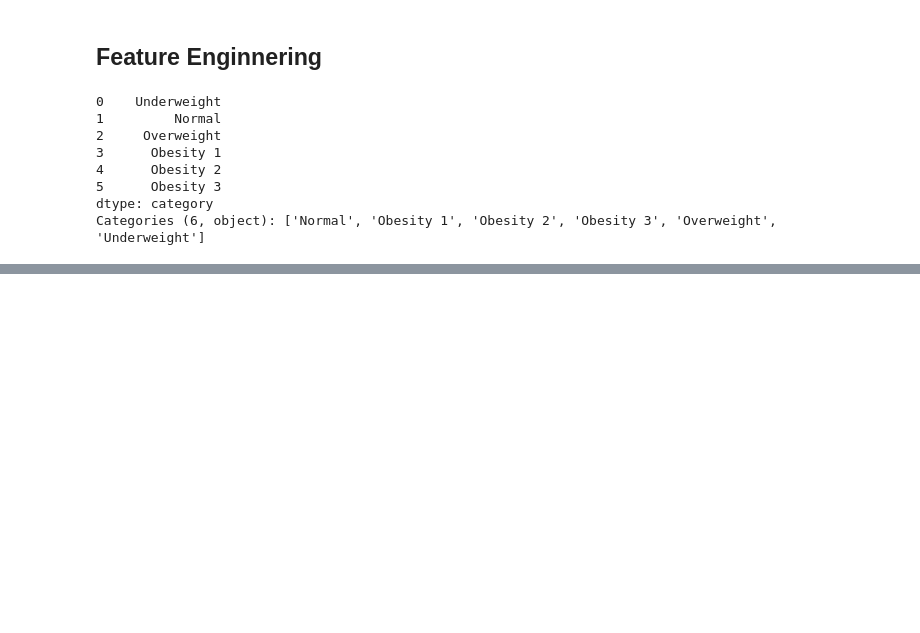
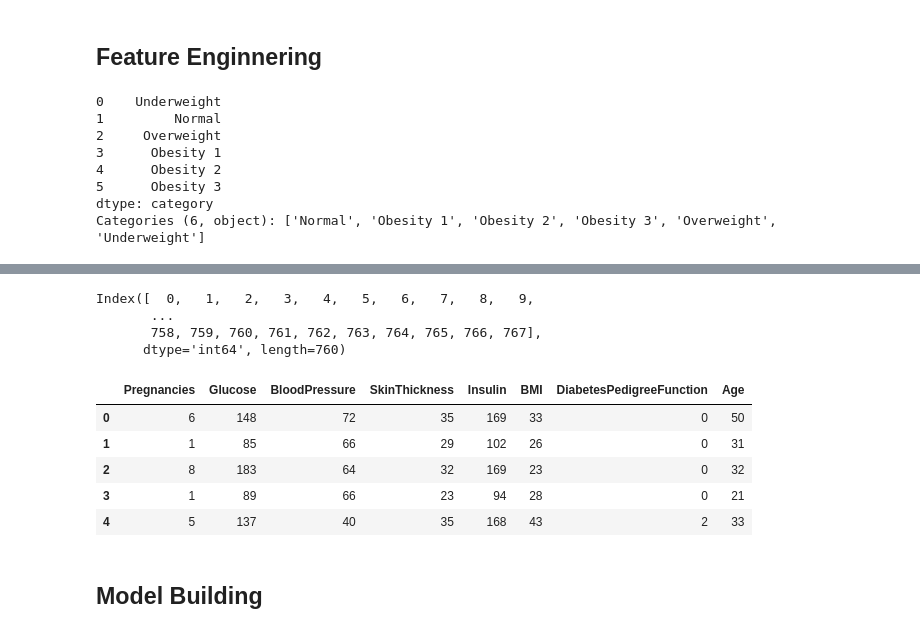
Before and after one commit to vikasjangidmk/A-Machine-Learning-Approach-to-Diabetes-Prediction-Performance-Comparison-of-Multiple-Classifiers, a Jupyter notebook: Notebook.ipynb, the cells around one changed output, grey strips where cells are left out. Drawn from its saved outputs; the diff is of its cells as text; code cells hidden in the pictures; blank space fills up the shorter version.

```diff
--- a/Notebook.ipynb
+++ b/Notebook.ipynb
@@ -572,0 +657,6 @@ df.loc[df["BMI"]>39.9, "NewBMI"] = NewBMI[5]    # New BMI values are assigned to
+# %%
+y=df['Outcome']
+X=df.drop(['Outcome','NewBMI_Obesity 1',
+       'NewBMI_Obesity 2', 'NewBMI_Obesity 3', 'NewBMI_Overweight',
+       'NewBMI_Underweight', 'NewInsulinScore_Normal', 'NewGlucose_Low',
+       'NewGlucose_Normal', 'NewGlucose_Overweight', 'NewGlucose_Secret'], axis=1)
@@ -572,0 +666,16 @@ df.loc[df["BMI"]>39.9, "NewBMI"] = NewBMI[5]    # New BMI values are assigned to
+# %%
+index
+# %% [output]
+Index([  0,   1,   2,   3,   4,   5,   6,   7,   8,   9,
+       ...
+       758, 759, 760, 761, 762, 763, 764, 765, 766, 767],
+      dtype='int64', length=760)
+# %%
+X.head()
+# %% [output]
+|  | Pregnancies | Glucose | BloodPressure | SkinThickness | Insulin | BMI | DiabetesPedigreeFunction | Age |
+| 0 | 6 | 148 | 72 | 35 | 169 | 33 | 0 | 50 |
+| 1 | 1 | 85 | 66 | 29 | 102 | 26 | 0 | 31 |
+| 2 | 8 | 183 | 64 | 32 | 169 | 23 | 0 | 32 |
+| 3 | 1 | 89 | 66 | 23 | 94 | 28 | 0 | 21 |
+| 4 | 5 | 137 | 40 | 35 | 168 | 43 | 2 | 33 |
@@ -572,0 +695,2 @@ df.loc[df["BMI"]>39.9, "NewBMI"] = NewBMI[5]    # New BMI values are assigned to
+# %% [markdown]
+## **Model Building**
```
Also changed, not shown: parts of 15 cells of this notebook.
